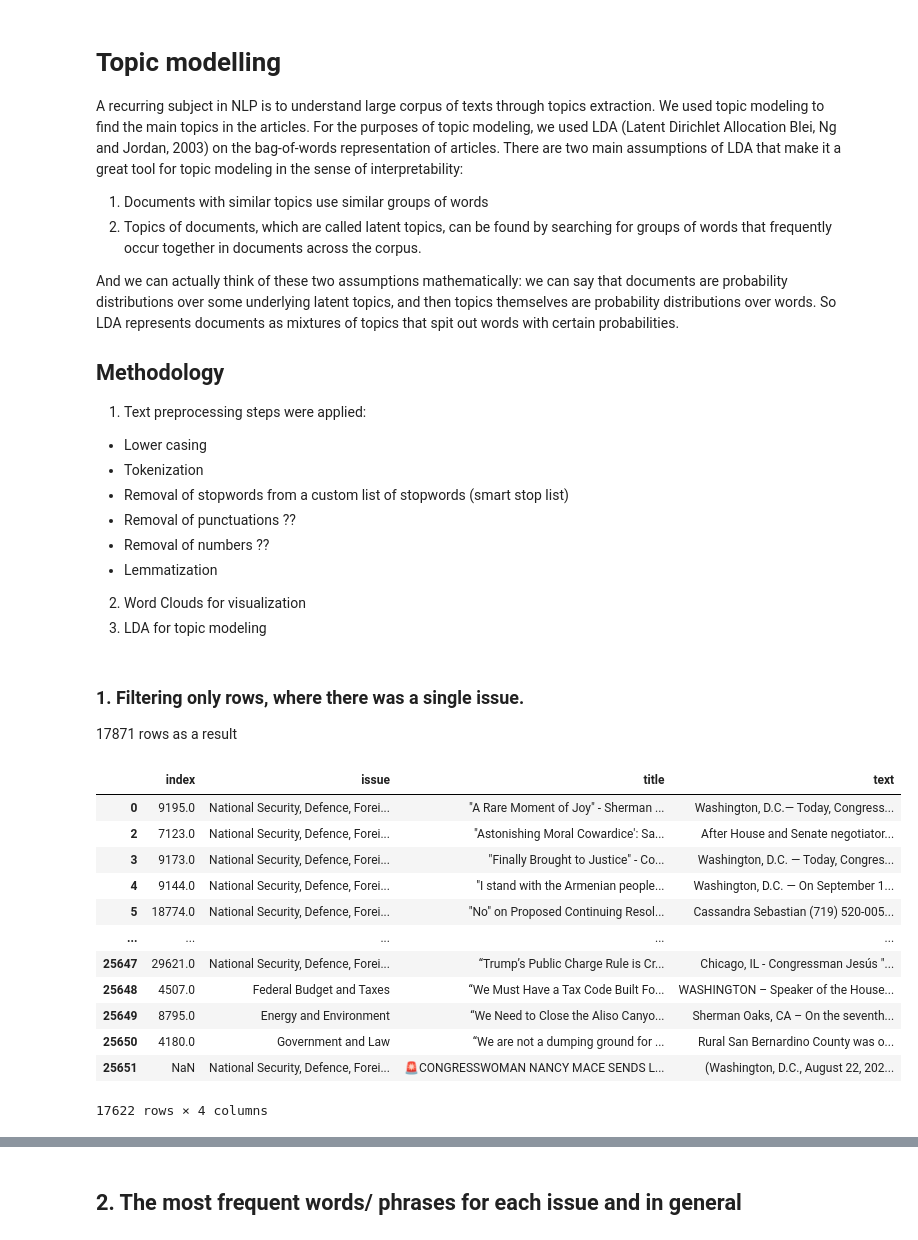
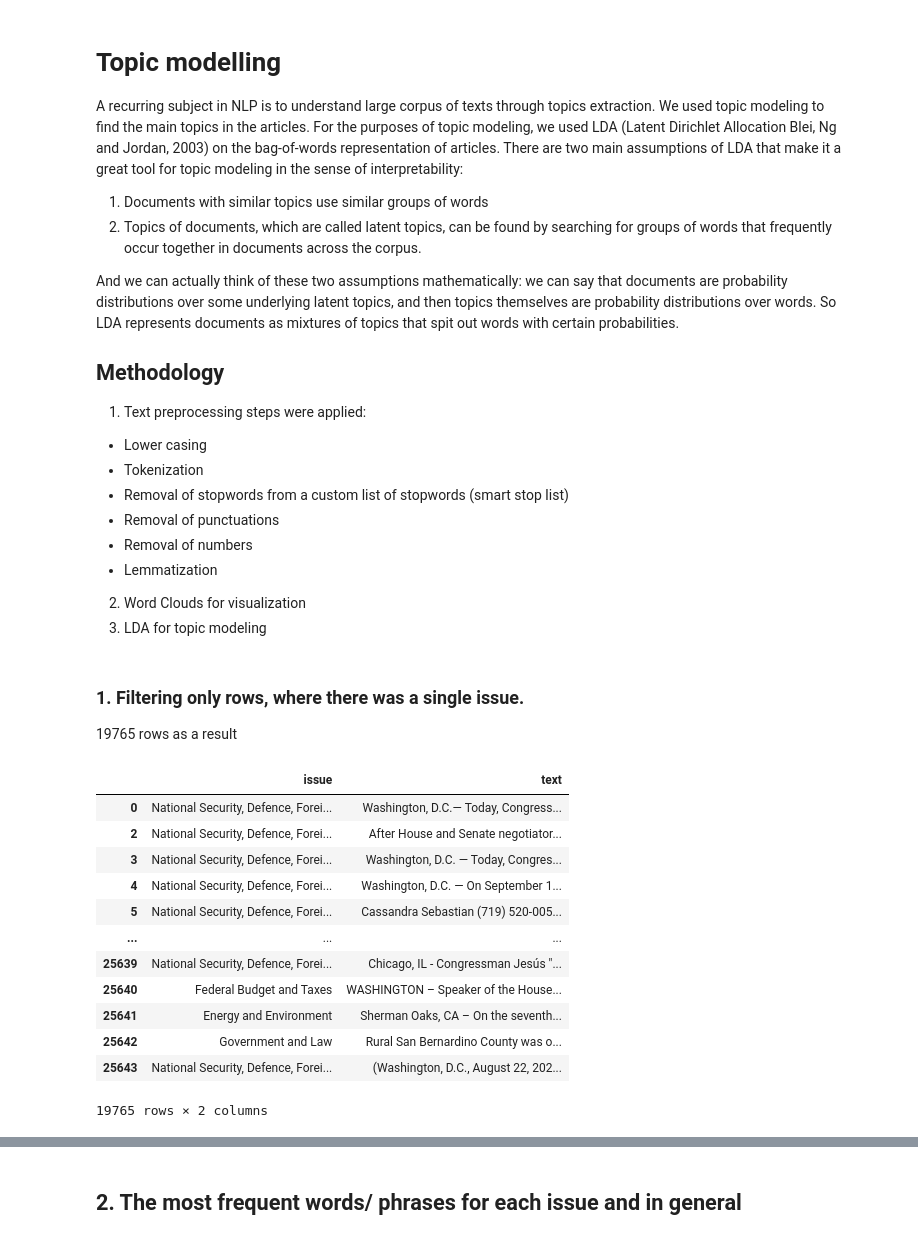
Before and after one commit to qpa-agh/usa_issues_data_mining, a Jupyter notebook: LDA/LDA.ipynb, the cells around one changed output, grey strips where cells are left out. Cells and saved outputs as stored; diff of their text form; code cells hidden in the pictures.

Commit message:
LDA with shitty results

```diff
--- a/LDA/LDA.ipynb
+++ b/LDA/LDA.ipynb
@@ -12,8 +12,8 @@ And we can actually think of these two assumptions mathematically: we can say th
 - Lower casing
 - Tokenization
 - Removal of stopwords from a custom list of stopwords (smart stop list)
-- Removal of punctuations ??
-- Removal of numbers ??
+- Removal of punctuations
+- Removal of numbers
 - Lemmatization
 
 2. Word Clouds for visualization
@@ -21,24 +21,24 @@ And we can actually think of these two assumptions mathematically: we can say th
 # %% [markdown]
 ### 1. Filtering only rows, where there was a single issue.
 
-17871 rows as a result
+19765 rows as a result
 # %%
 import pandas as pd
-df_cleaned = pd.read_csv("../data/cleaned_merged_all_articles.csv", index_col=0).drop(columns=['representative_name', 'representative_state', 'representative_party', 'representative_committee', 'date'])
+df_cleaned = pd.read_csv("../data/cleaned_merged_all_articles.csv", index_col=0).drop(columns=['title', 'representative_name', 'representative_state', 'representative_party', 'representative_committee', 'date'])
 df_single_issue = df_cleaned[~df_cleaned['issue'].str.contains(';')]
 df_single_issue
 # %% [output]
-|  | index | issue | title | text |
-| 0 | 9195.0 | National Security, Defence, Forei... | "A Rare Moment of Joy" - Sherman ... | Washington, D.C.— Today, Congress... |
-| 2 | 7123.0 | National Security, Defence, Forei... | "Astonishing Moral Cowardice': Sa... | After House and Senate negotiator... |
-| 3 | 9173.0 | National Security, Defence, Forei... | "Finally Brought to Justice" - Co... | Washington, D.C. — Today, Congres... |
-| 4 | 9144.0 | National Security, Defence, Forei... | "I stand with the Armenian people... | Washington, D.C. — On September 1... |
-| 5 | 18774.0 | National Security, Defence, Forei... | "No" on Proposed Continuing Resol... | Cassandra Sebastian (719) 520-005... |
-| ... | ... | ... | ... | ... |
-| 25647 | 29621.0 | National Security, Defence, Forei... | “Trump’s Public Charge Rule is Cr... | Chicago, IL - Congressman Jesús "... |
-| 25648 | 4507.0 | Federal Budget and Taxes | “We Must Have a Tax Code Built Fo... | WASHINGTON – Speaker of the House... |
-| 25649 | 8795.0 | Energy and Environment | “We Need to Close the Aliso Canyo... | Sherman Oaks, CA – On the seventh... |
-| 25650 | 4180.0 | Government and Law | “We are not a dumping ground for ... | Rural San Bernardino County was o... |
-| 25651 | NaN | National Security, Defence, Forei... | 🚨CONGRESSWOMAN NANCY MACE SENDS L... | (Washington, D.C., August 22, 202... |
+|  | issue | text |
+| 0 | National Security, Defence, Forei... | Washington, D.C.— Today, Congress... |
+| 2 | National Security, Defence, Forei... | After House and Senate negotiator... |
+| 3 | National Security, Defence, Forei... | Washington, D.C. — Today, Congres... |
+| 4 | National Security, Defence, Forei... | Washington, D.C. — On September 1... |
+| 5 | National Security, Defence, Forei... | Cassandra Sebastian (719) 520-005... |
+| ... | ... | ... |
+| 25639 | National Security, Defence, Forei... | Chicago, IL - Congressman Jesús "... |
+| 25640 | Federal Budget and Taxes | WASHINGTON – Speaker of the House... |
+| 25641 | Energy and Environment | Sherman Oaks, CA – On the seventh... |
+| 25642 | Government and Law | Rural San Bernardino County was o... |
+| 25643 | National Security, Defence, Forei... | (Washington, D.C., August 22, 202... |
-17622 rows × 4 columns
+19765 rows × 2 columns
 # %%
```
Also changed, not shown: parts of 26 cells of this notebook, 17 other files.
